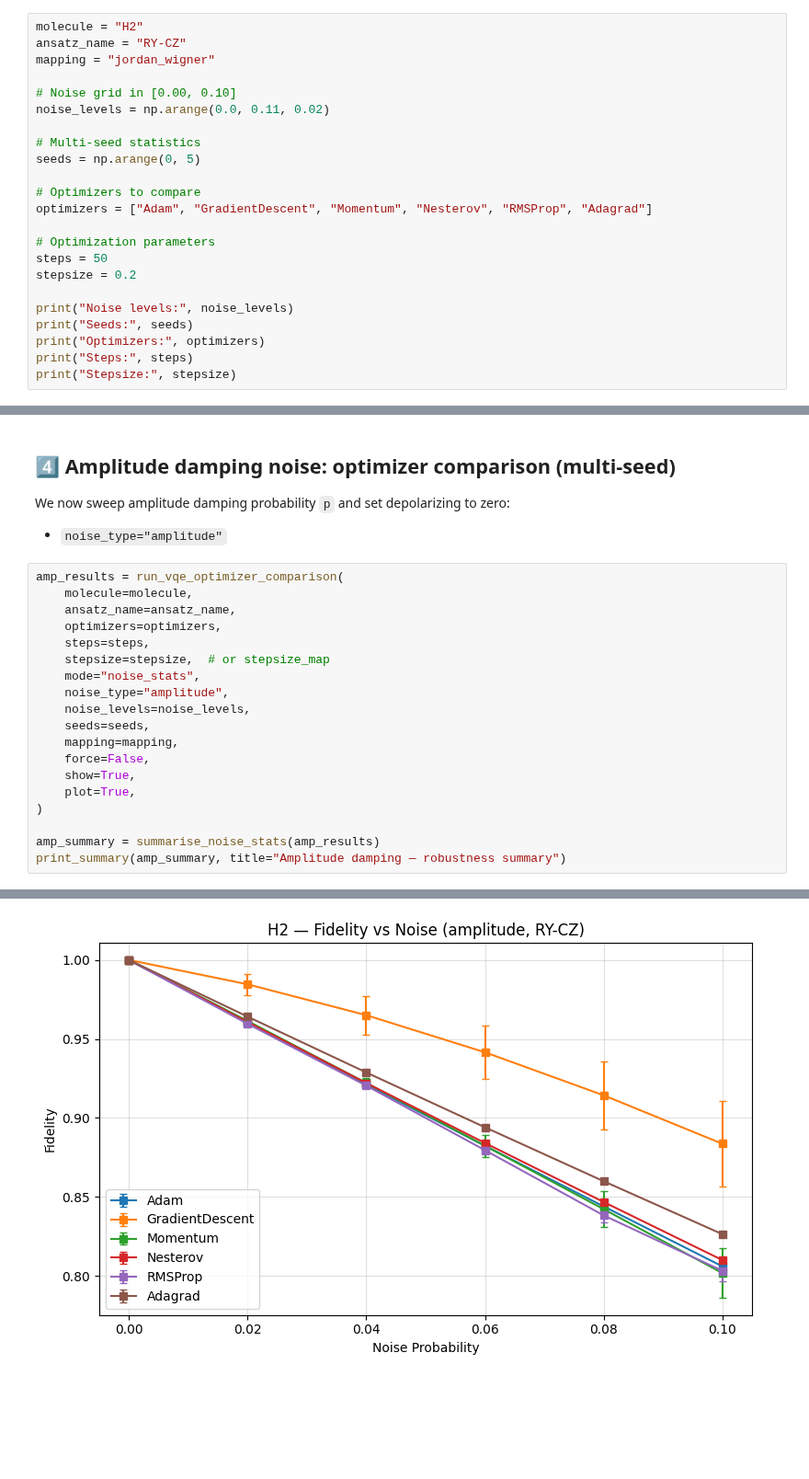
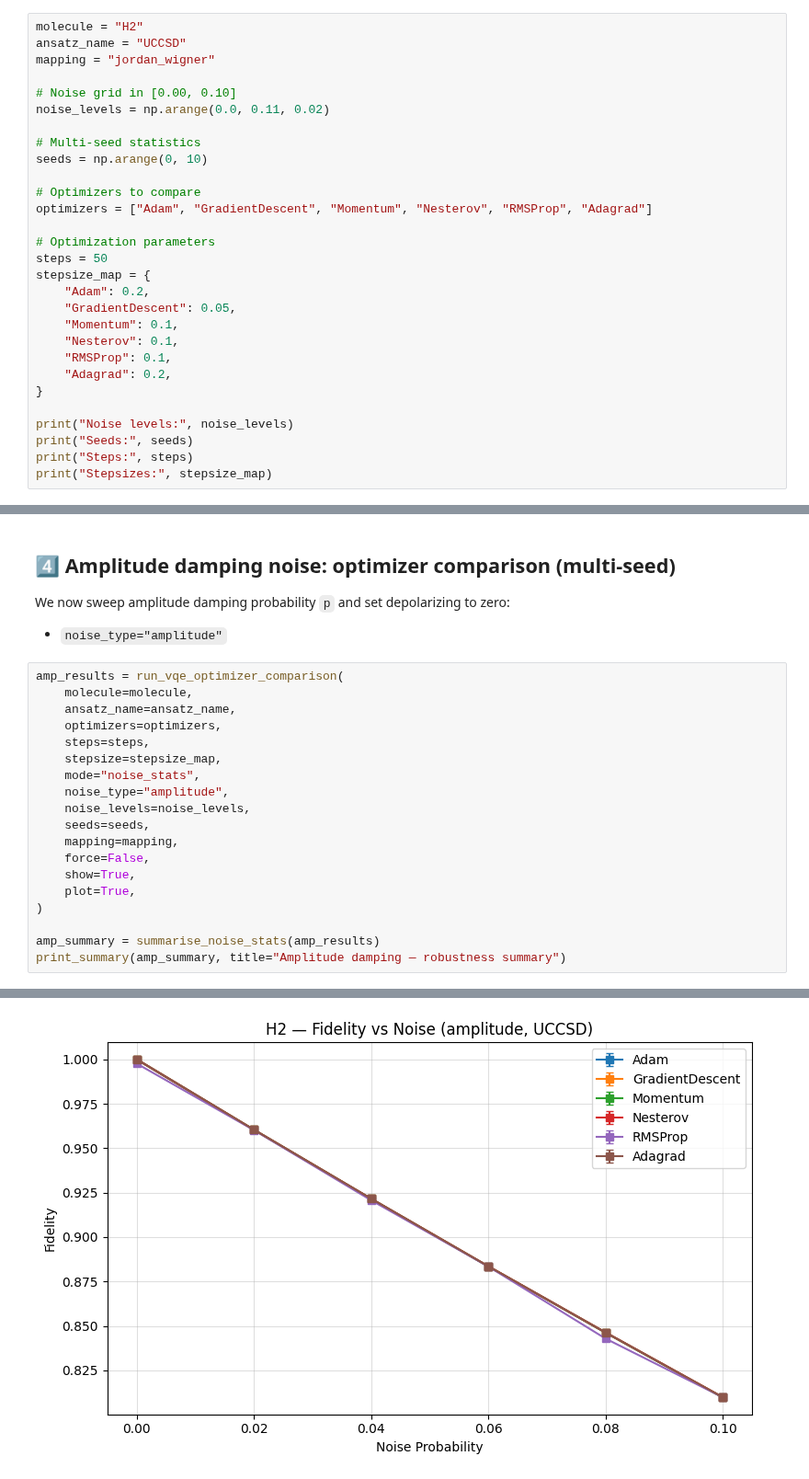
Before and after one commit to SidRichardsQuantum/Variational_Quantum_Eigensolver, a Jupyter notebook: notebooks/vqe/H2/Noisy_Optimizer_Comparison.ipynb, the cells around one changed output, grey strips where cells are left out. Shown at 92% size. Saved outputs shown, nothing was run; the diff lists cells and outputs as text; blank space fills up the shorter version.

Commit message:
optimized stepsizes

```diff
--- a/notebooks/vqe/H2/Noisy_Optimizer_Comparison.ipynb
+++ b/notebooks/vqe/H2/Noisy_Optimizer_Comparison.ipynb
@@ -60,25 +52,31 @@ If you want a faster run, reduce:
 # %%
 molecule = "H2"
-ansatz_name = "RY-CZ"
+ansatz_name = "UCCSD"
 mapping = "jordan_wigner"
 
 # Noise grid in [0.00, 0.10]
 noise_levels = np.arange(0.0, 0.11, 0.02)
 
 # Multi-seed statistics
-seeds = np.arange(0, 5)
+seeds = np.arange(0, 10)
 
 # Optimizers to compare
 optimizers = ["Adam", "GradientDescent", "Momentum", "Nesterov", "RMSProp", "Adagrad"]
 
 # Optimization parameters
 steps = 50
-stepsize = 0.2
+stepsize_map = {
+    "Adam": 0.2,
+    "GradientDescent": 0.05,
+    "Momentum": 0.1,
+    "Nesterov": 0.1,
+    "RMSProp": 0.1,
+    "Adagrad": 0.2,
+}
 
 print("Noise levels:", noise_levels)
 print("Seeds:", seeds)
-print("Optimizers:", optimizers)
 print("Steps:", steps)
-print("Stepsize:", stepsize)
+print("Stepsizes:", stepsize_map)
 # %% [output]
 Noise levels: [0.   0.02 0.04 0.06 0.08 0.1 ]
@@ -221,7 +218,7 @@ amp_results = run_vqe_optimizer_comparison(
     ansatz_name=ansatz_name,
     optimizers=optimizers,
     steps=steps,
-    stepsize=stepsize,  # or stepsize_map
+    stepsize=stepsize_map,
     mode="noise_stats",
     noise_type="amplitude",
     noise_levels=noise_levels,
@@ -258,2 +255,2 @@ print_summary(amp_summary, title="Amplitude damping — robustness summary")
-[figure, old version]
+[figure, new version]
 <Figure size 640x480 with 0 Axes>
```
Also changed, not shown: parts of 6 cells of this notebook, 20 other files.
